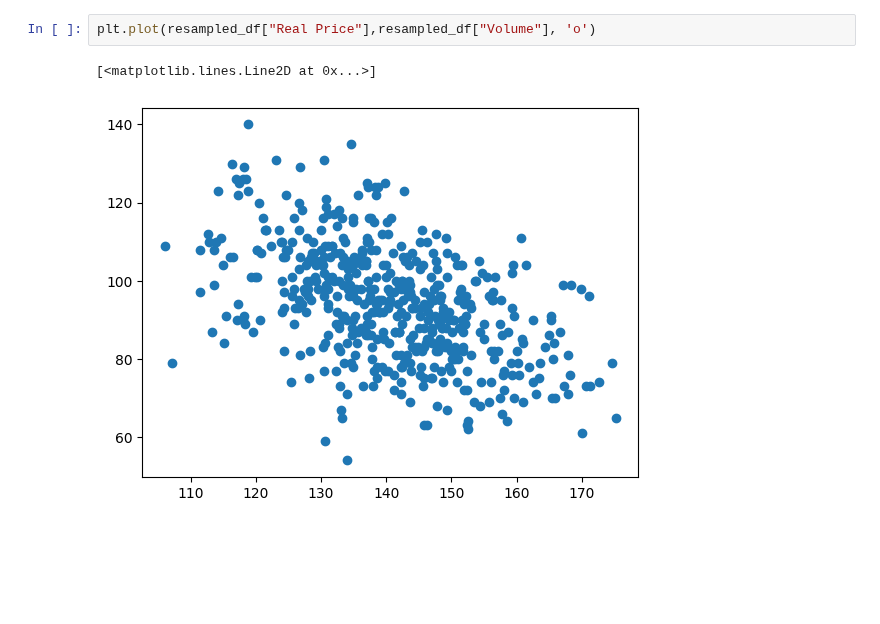
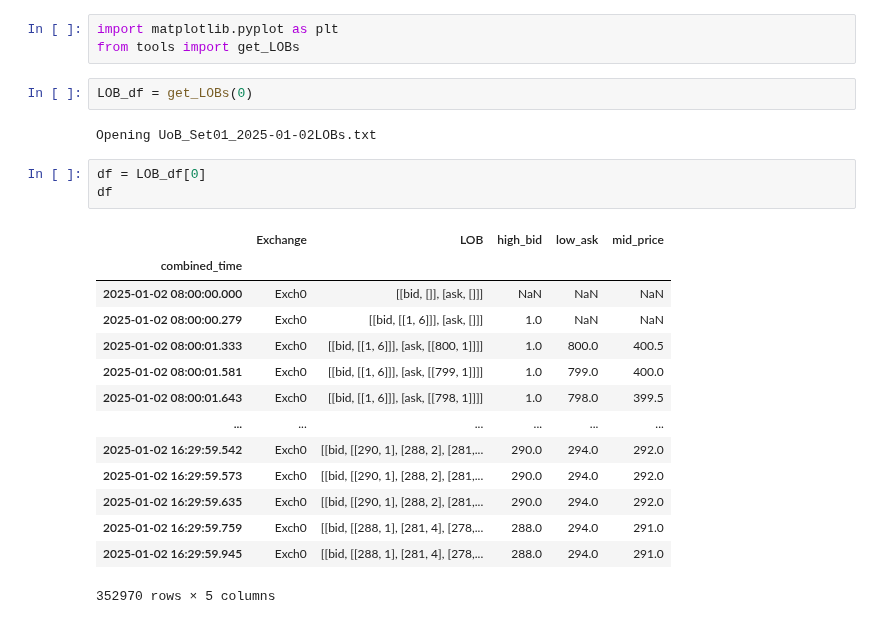
Before and after one commit to UoB-DSMP-2023-24/dsmp-2024-group-19, a Jupyter notebook: LOB_EDA.ipynb, the cells around one changed output. Drawn from its saved outputs; the diff is of its cells as text; blank space fills up the shorter version.

```diff
--- a/LOB_EDA.ipynb
+++ b/LOB_EDA.ipynb
@@ -223,5 +1,25 @@ Text(0.5, 1.0, 'Volume')
-# %%
-plt.plot(resampled_df["Real Price"],resampled_df["Volume"], 'o')
-# %% [output]
-[<matplotlib.lines.Line2D at 0x...>]
-[figure, removed]
+# %%
+import matplotlib.pyplot as plt
+from tools import get_LOBs
+# %%
+LOB_df = get_LOBs(0)
+# %% [output]
+Opening UoB_Set01_2025-01-02LOBs.txt
+# %%
+df = LOB_df[0]
+df
+# %% [output]
+|  | Exchange | LOB | high_bid | low_ask | mid_price |
+| combined_time |  |  |  |  |  |
+| 2025-01-02 08:00:00.000 | Exch0 | [[bid, []], [ask, []]] | NaN | NaN | NaN |
+| 2025-01-02 08:00:00.279 | Exch0 | [[bid, [[1, 6]]], [ask, []]] | 1.0 | NaN | NaN |
+| 2025-01-02 08:00:01.333 | Exch0 | [[bid, [[1, 6]]], [ask, [[800, 1]]]] | 1.0 | 800.0 | 400.5 |
+| 2025-01-02 08:00:01.581 | Exch0 | [[bid, [[1, 6]]], [ask, [[799, 1]]]] | 1.0 | 799.0 | 400.0 |
+| 2025-01-02 08:00:01.643 | Exch0 | [[bid, [[1, 6]]], [ask, [[798, 1]]]] | 1.0 | 798.0 | 399.5 |
+| ... | ... | ... | ... | ... | ... |
+| 2025-01-02 16:29:59.542 | Exch0 | [[bid, [[290, 1], [288, 2], [281,... | 290.0 | 294.0 | 292.0 |
+| 2025-01-02 16:29:59.573 | Exch0 | [[bid, [[290, 1], [288, 2], [281,... | 290.0 | 294.0 | 292.0 |
+| 2025-01-02 16:29:59.635 | Exch0 | [[bid, [[290, 1], [288, 2], [281,... | 290.0 | 294.0 | 292.0 |
+| 2025-01-02 16:29:59.759 | Exch0 | [[bid, [[288, 1], [281, 4], [278,... | 288.0 | 294.0 | 291.0 |
+| 2025-01-02 16:29:59.945 | Exch0 | [[bid, [[288, 1], [281, 4], [278,... | 288.0 | 294.0 | 291.0 |
+352970 rows × 5 columns
```
Also changed, not shown: parts of 14 cells of this notebook, 4 other files.
